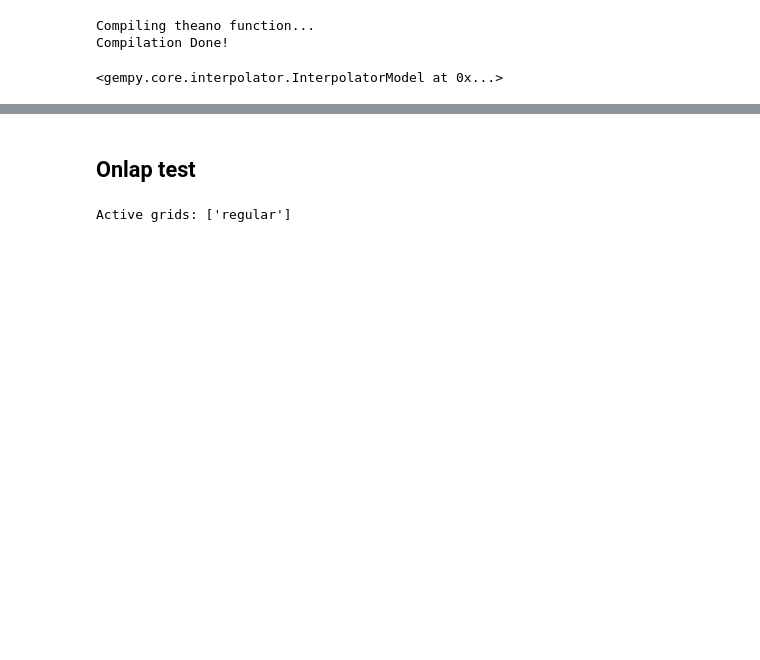
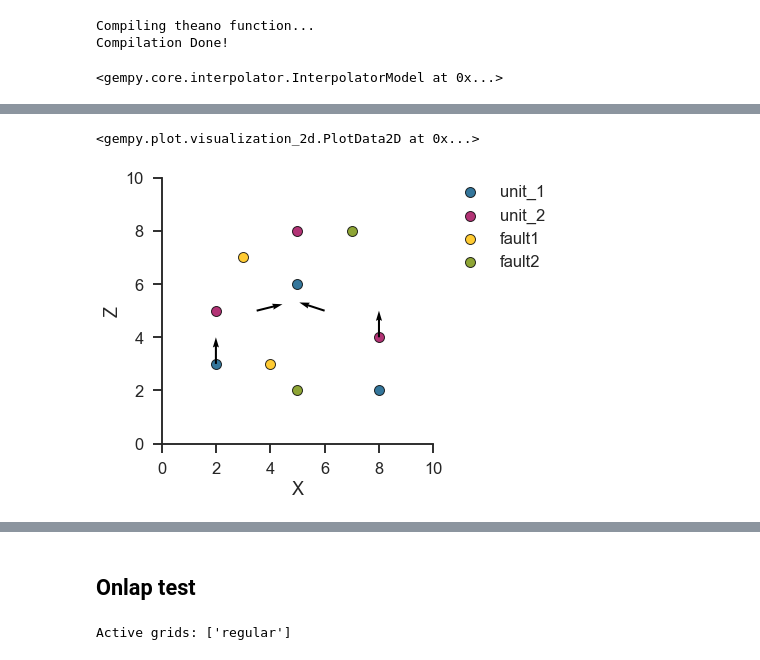
Before and after one commit to Japhiolite/gempy-tests, a Jupyter notebook: notebooks/Test_models.ipynb, the cells around one changed output, grey strips where cells are left out. Saved outputs shown, nothing was run; the diff lists cells and outputs as text; code cells hidden in the pictures; blank space fills up the shorter version.

```diff
--- a/notebooks/Test_models.ipynb
+++ b/notebooks/Test_models.ipynb
@@ -312,0 +317,6 @@ gp.plot.plot_section(geo_model_deep, cell_number=2, direction='y', show_data=Tru
+# %%
+geo_model = gp.create_model('2layers_2faults')
+
+gp.init_data(geo_model, [0., 10., 0., 2., 0., 10.], [100, 3, 100],
+            path_i = '../data/04_2Layers_2Faults_interfaces.csv',
+            path_o = '../data/04_2Layers_2Faults_orientations.csv');
@@ -312,0 +334,5 @@ gp.plot.plot_section(geo_model_deep, cell_number=2, direction='y', show_data=Tru
+# %%
+gp.plot.plot_data(geo_model)
+# %% [output]
+<gempy.plot.visualization_2d.PlotData2D at 0x...>
+[figure, added]
```
Also changed, not shown: parts of 20 cells of this notebook, 6 other files.
